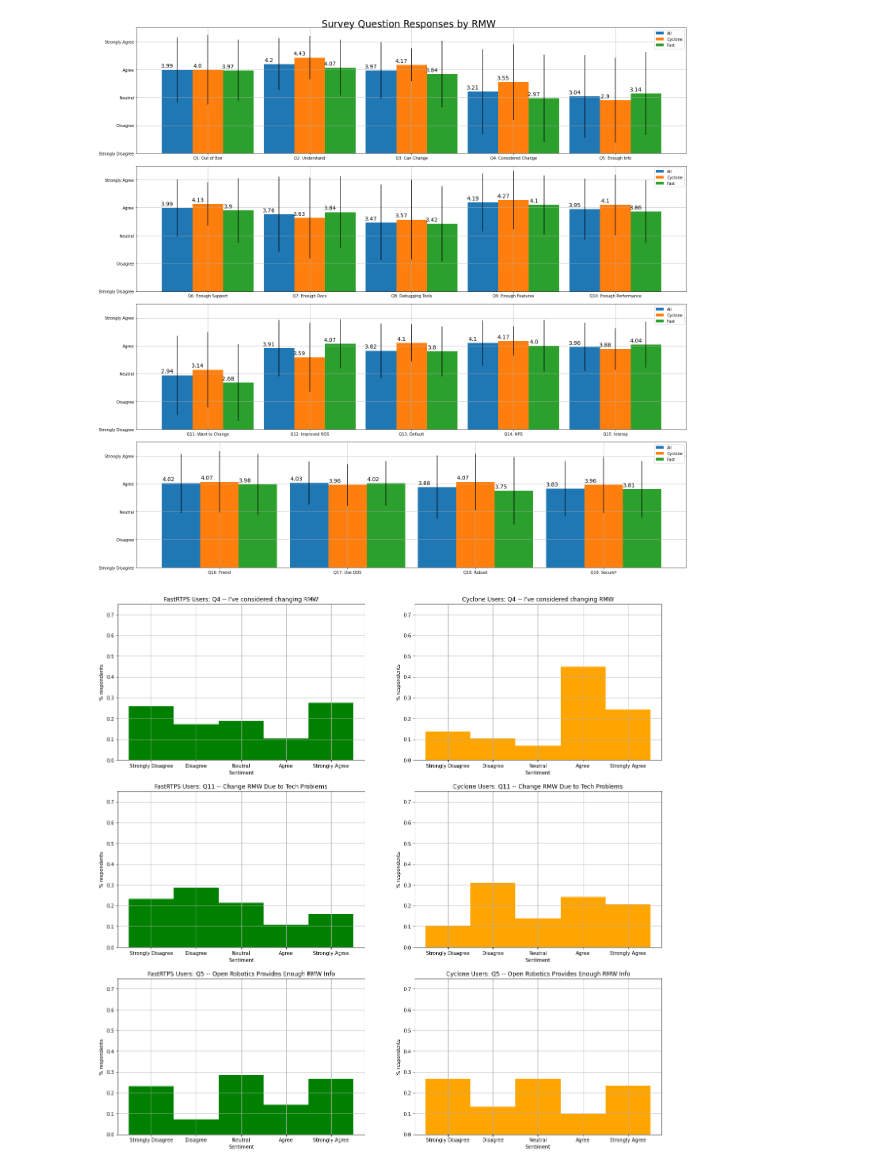
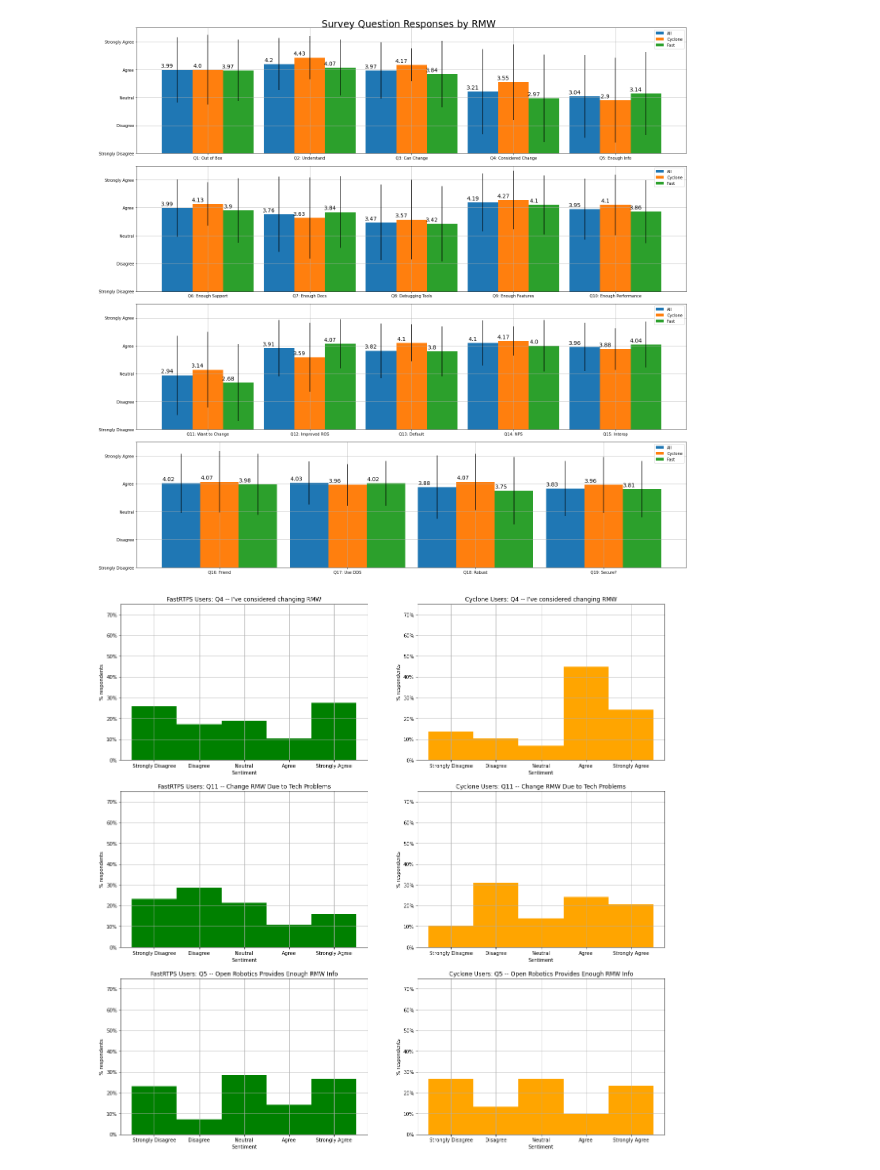
Before and after one commit to osrf/TSC-RMW-Reports, a Jupyter notebook: galactic/SurveyPlots.ipynb, the cells around one changed output. Cells and saved outputs as stored; diff of their text form; code cells hidden in the pictures.

Commit message:
Added survey plot percentages.

```diff
--- a/galactic/SurveyPlots.ipynb
+++ b/galactic/SurveyPlots.ipynb
@@ -221,26 +218,32 @@ plt.savefig("./plots/SurveyResponses.png")
 # %%
 fig, ax = plt.subplots(3,2,figsize=(20, 20))
 
 def plot_q_hist(ax,data,title,color):
     ax.hist(data,density=True,bins=[1,2,3,4,5,6],color=color)
     ax.grid()
     x = np.array([1,2,3,4,5])
     ax.set_xticks(x+0.5)
+    yticks = [0,0.1,0.2,0.3,0.4,0]
+    ax.set_yticks([])
     ax.set_ylim(0,0.75)
+    ticks = np.arange(0,0.8,0.1)
+    tick_names = ["{0:.0f}%".format(100*t) for t in ticks]
+    ax.set_yticks(ticks)
+    ax.set_yticklabels(tick_names)
     ax.set_ylabel("% respondents")
     ax.set_xlabel("Sentiment")
     ax.set_xticklabels(["Strongly Disagree","Disagree","Neutral","Agree","Strongly Agree"])
     ax.set_title(title)
 
 plot_q_hist(ax[0][0],fast["change_considered"].apply(agree_score).dropna(),"FastRTPS Users: Q4 -- I've considered changing RMW",color="green")
 plot_q_hist(ax[0][1],cyclone["change_considered"].apply(agree_score).dropna(),"Cyclone Users: Q4 -- I've considered changing RMW",color="orange")
 plot_q_hist(ax[1][0],fast["considered_change"].apply(agree_score).dropna(),"FastRTPS Users: Q11 -- Change RMW Due to Tech Problems",color="green")
 plot_q_hist(ax[1][1],cyclone["considered_change"].apply(agree_score).dropna(),"Cyclone Users: Q11 -- Change RMW Due to Tech Problems",color="orange")
 plot_q_hist(ax[2][0],fast["selection"].apply(agree_score).dropna(),"FastRTPS Users: Q5 -- Open Robotics Provides Enough RMW Info",color="green")
 plot_q_hist(ax[2][1],cyclone["selection"].apply(agree_score).dropna(),"Cyclone Users: Q5 -- Open Robotics Provides Enough RMW Info",color="orange")
 plt.savefig("./plots/SurveyDrillDown1.png")
 # %% [output]
-[figure, old version]
+[figure, new version]
 # %%
 fig, ax = plt.subplots(3,2,figsize=(20, 20))
 plot_q_hist(ax[0][0],fast["advocate_default"].apply(agree_score).dropna(),"FastRTPS Users: Q13 -- My RMW Should Be Default",color="green")
```
Also changed, not shown: parts of 4 cells of this notebook, 2 other files.
